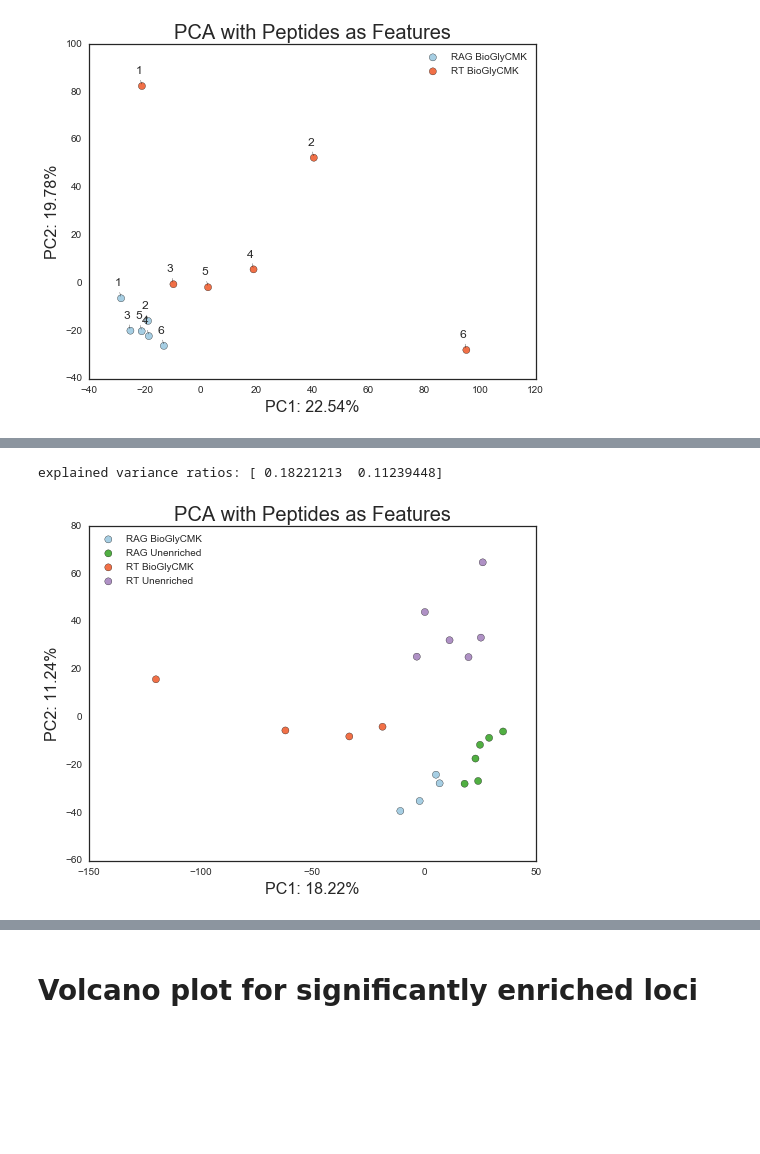
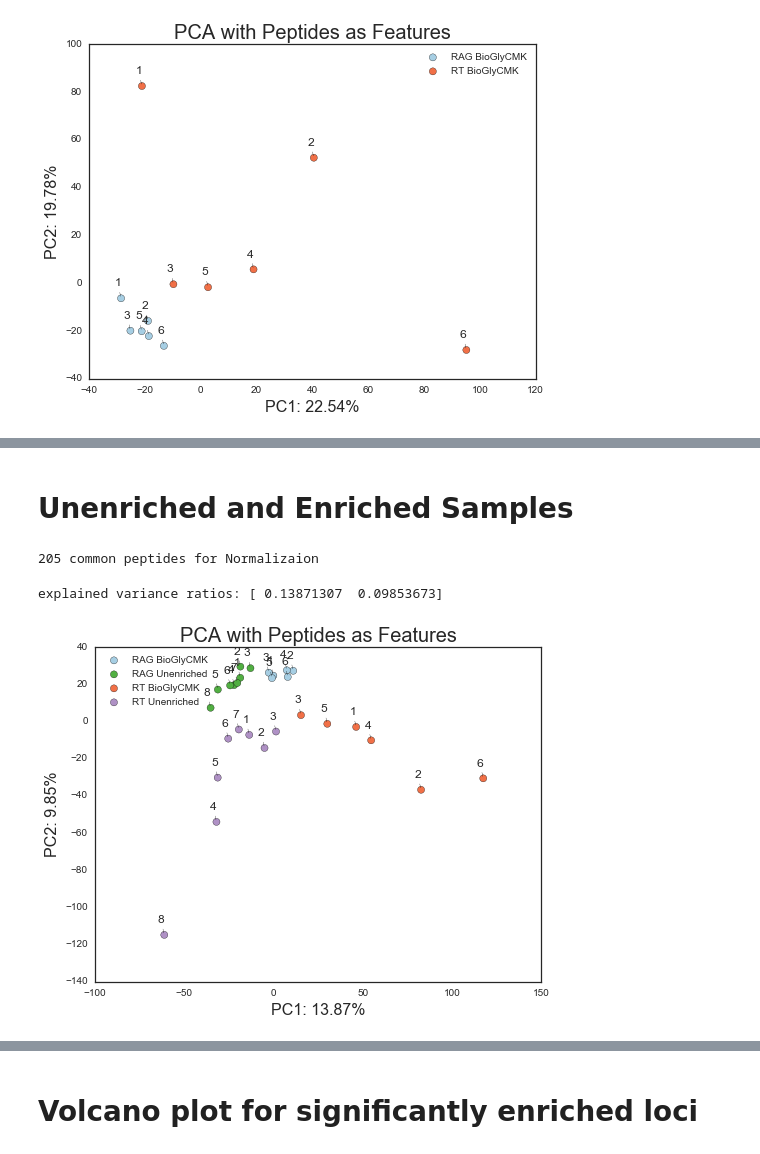
Before and after one commit to mmayers12/n15_mice, a Jupyter notebook: ipynbs/loci-analysis-from-n15-searches.ipynb, the cells around one changed output, grey strips where cells are left out. Drawn from its saved outputs; the diff is of its cells as text; code cells hidden in the pictures; blank space fills up the shorter version.

Commit message:
reorder of analysis, fix GSEA, add ratio v count plots

```diff
--- a/ipynbs/loci-analysis-from-n15-searches.ipynb
+++ b/ipynbs/loci-analysis-from-n15-searches.ipynb
@@ -322,13 +271,0 @@ explained variance ratios: [ 0.26254021  0.17000922]
-# %%
-enr_keys, rt_enr_keys, rag_enr_keys = remove_prob_sample(1, enr_keys, rt_enr_keys, rag_enr_keys)
-"""
-filt_clusters = {k:v for k, v in filt_clusters.items() if k in enr_keys}
-sample_pep_quant = {samples[k].sample_name:samples[k].pep_quant for k in enr_keys}
-sample_quant_dict = {samples[k].sample_name:samples[k]['n15'] for k in enr_keys}
-enr_grouped_loci = build_loci.group_across_samples(list(chain(*filt_clusters.values())), sample_pep_quant, sample_quant_dict, db_info)
-for locus in tqdm(enr_grouped_loci):
-    locus.annotate()
-    locus.quantify(rt_enr_keys) #Only quantify ratios across N14 identifications
-utils.save(enr_grouped_loci, os.path.join(BASE,"enriched_grouped_loci_filt1.pkl.gz"), force=True)
-"""
-enr_grouped_loci = utils.load(os.path.join(BASE,"enriched_grouped_loci_filt1.pkl.gz"))
@@ -347,13 +271,0 @@ explained variance ratios: [ 0.31621025  0.14936092]
-# %%
-enr_keys, rt_enr_keys, rag_enr_keys = remove_prob_sample(5, enr_keys, rt_enr_keys, rag_enr_keys)
-"""
-filt_clusters = {k:v for k, v in filt_clusters.items() if k in enr_keys}
-sample_pep_quant = {samples[k].sample_name:samples[k].pep_quant for k in enr_keys}
-sample_quant_dict = {samples[k].sample_name:samples[k]['n15'] for k in enr_keys}
-enr_grouped_loci = build_loci.group_across_samples(list(chain(*filt_clusters.values())), sample_pep_quant, sample_quant_dict, db_info)
-for locus in tqdm(enr_grouped_loci):
-    locus.annotate()
-    locus.quantify(rt_enr_keys) #Only quantify ratios across N14 identifications
-utils.save(enr_grouped_loci, os.path.join(BASE,"enriched_grouped_loci_filt2.pkl.gz"), force=True)
-"""
-enr_grouped_loci = utils.load(os.path.join(BASE,"enriched_grouped_loci_filt2.pkl.gz"))
@@ -372 +272,3 @@ explained variance ratios: [ 0.36512303  0.19168645]
+# %% [markdown]
+# Unenriched and Enriched Samples
 # %%
@@ -384,10 +287,17 @@ for locus in tqdm(grouped_loci):
 utils.save(grouped_loci, os.path.join(BASE,"grouped_loci.pkl.gz"), force=True)
 """
 grouped_loci = utils.load(os.path.join(BASE,"grouped_loci.pkl.gz"))
+# %%
+both_samples = {k:v for k, v in samples.items() if k in both_keys}
+nf = build_loci.yates_normalization(both_samples)
+for locus in grouped_loci:
+    locus.normalize(nf)
+# %% [output]
+205 common peptides for Normalizaion
 # %%
 df = build_loci.to_df(grouped_loci, ratios=True, peptides=True)
-build_loci.plot_pca(df, metadata[unenr_keys+enr_keys], title='PCA with Peptides as Features', group_name='category', loc=2, label_points=False)
+build_loci.plot_pca(df, metadata[unenr_keys+enr_keys], title='PCA with Peptides as Features', group_name='category', loc=2, label_points=True)
 # %% [output]
-explained variance ratios: [ 0.18221213  0.11239448]
+explained variance ratios: [ 0.13871307  0.09853673]
-[figure, old version]
+[figure, new version]
 # %%
```
Also changed, not shown: parts of 97 cells of this notebook.
